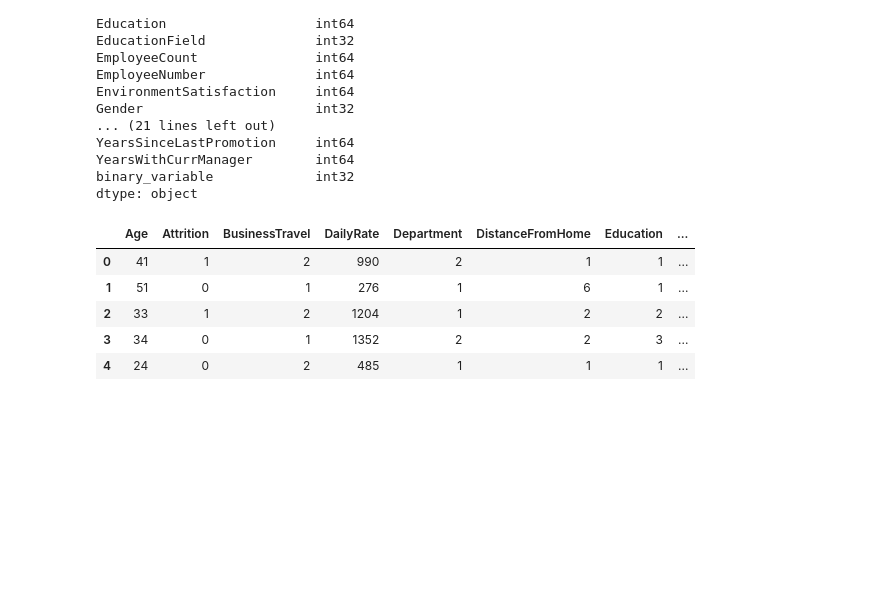
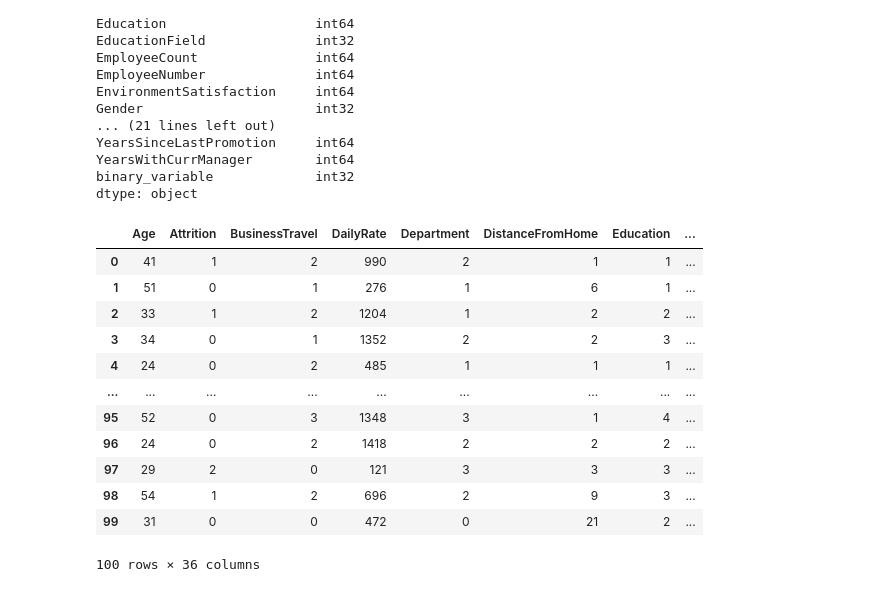
Before and after one commit to Sba23037/CristinaPriolo_Sba23037_Lvl8_CA2_Integrated, a Jupyter notebook: CristinaPriolo_Sba23037_Lvl8_CA2_Integrated.ipynb, the cells around one changed output. Cells and saved outputs as stored; diff of their text form; code cells hidden in the pictures; blank space fills up the shorter version.

```diff
--- a/CristinaPriolo_Sba23037_Lvl8_CA2_Integrated.ipynb
+++ b/CristinaPriolo_Sba23037_Lvl8_CA2_Integrated.ipynb
@@ -175,0 +166,3 @@ The higher distribution of the age is between 30/40 years old
+# %%
+pd.set_option('display.max_columns', None)
+print(dataset.head())
@@ -417,11 +474,18 @@ YearsWithCurrManager        int64
 binary_variable             int32
 dtype: object
 # %%
-dataset.head()
+dataset.head(100)
 # %% [output]
 |  | Age | Attrition | BusinessTravel | DailyRate | Department | DistanceFromHome | Education | ... |
 | 0 | 41 | 1 | 2 | 990 | 2 | 1 | 1 | ... |
 | 1 | 51 | 0 | 1 | 276 | 1 | 6 | 1 | ... |
 | 2 | 33 | 1 | 2 | 1204 | 1 | 2 | 2 | ... |
 | 3 | 34 | 0 | 1 | 1352 | 2 | 2 | 3 | ... |
 | 4 | 24 | 0 | 2 | 485 | 1 | 1 | 1 | ... |
+| ... | ... | ... | ... | ... | ... | ... | ... | ... |
+| 95 | 52 | 0 | 3 | 1348 | 3 | 1 | 4 | ... |
+| 96 | 24 | 0 | 2 | 1418 | 2 | 2 | 2 | ... |
+| 97 | 29 | 2 | 0 | 121 | 3 | 3 | 3 | ... |
+| 98 | 54 | 1 | 2 | 696 | 2 | 9 | 3 | ... |
+| 99 | 31 | 0 | 0 | 472 | 0 | 21 | 2 | ... |
+100 rows × 36 columns
```
Also changed, not shown: parts of 16 cells of this notebook.
